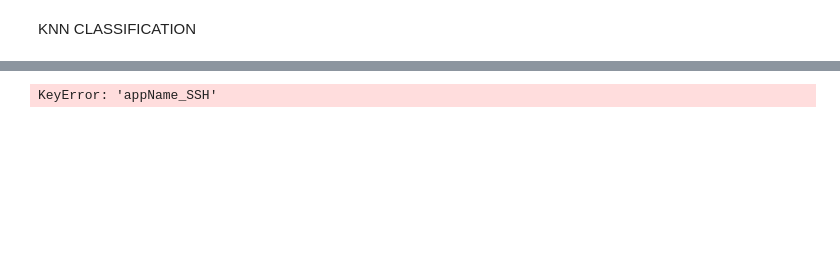
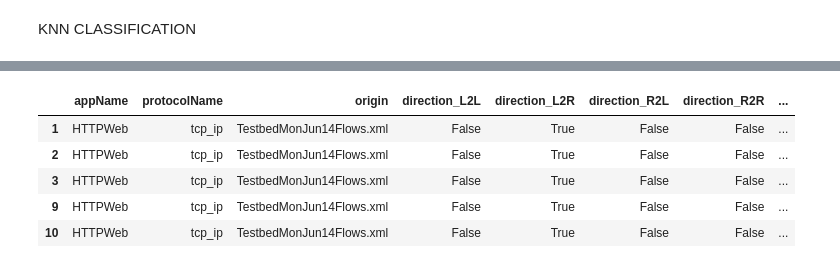
Before and after one commit to mauxnier/ia-di-projet, a Jupyter notebook: classification.ipynb, the cells around one changed output, grey strips where cells are left out. Saved outputs shown, nothing was run; the diff lists cells and outputs as text; code cells hidden in the pictures; blank space fills up the shorter version.

Commit message:
ajout classification + pickle

```diff
--- a/classification.ipynb
+++ b/classification.ipynb
@@ -21,0 +5,15 @@ index_name = "flow_data_enc"
+# %%
+import pandas as pd
+
+# Load the pickle file into a dataframe
+df = pd.read_pickle('data/all_flow_data.pkl')
+
+# Split the dataframe into two based on the "protocolName" column
+df_HTTPWeb = df[df['appName'] == 'HTTPWeb']
+df_SSH = df[df['appName'] == 'SSH']
+
+# # Print the shapes of the resulting dataframes
+print(f'Shape of HTTPWeb dataframe: {df_HTTPWeb.shape}')
+print(f'Shape of SSH dataframe: {df_SSH.shape}')
+
+# print(df.head())
@@ -24,53 +25,11 @@ Récupération des données depuis Elasticsearch
-# %%
-query = {
-    "bool": {
-        "should": [
-            {"term": {"appName_HTTPWeb": True}},
-            {"term": {"appName_SSH": True}},
-        ],
-        "minimum_should_match": 1,
-    }
-}
-
-result = es.search(
-    index=index_name,
-    query=query,
-    scroll="2m",
-    size=10000,
-)
-
-# Initialize empty DataFrames for HTTPWeb, SSH, and Errors
-df_httpweb = pd.DataFrame()
-df_ssh = pd.DataFrame()
-df_errors = pd.DataFrame()
-
-# Continue scrolling until no more results
-while len(result["hits"]["hits"]) > 0:
-    # Process the current batch of results and create the DataFrame
-    df = pd.DataFrame(hit["_source"] for hit in result["hits"]["hits"])
-
-    # Convert as boolean (if NaN, then False)
-    # df = df.fillna(False).astype(bool)
-
-    # Separate the results based on appName_HTTPWeb and appName_SSH values
-    httpweb_condition = df["appName_HTTPWeb"] == True
-    ssh_condition = df["appName_SSH"] == True
-
-    # Concatenate into respective DataFrames
-    df_httpweb = pd.concat([df_httpweb, df[httpweb_condition]])
-    df_ssh = pd.concat([df_ssh, df[ssh_condition]])
-    df_errors = pd.concat([df_errors, df[~(httpweb_condition | ssh_condition)]])
-
-    # Use the scroll ID to retrieve the next batch
-    result = es.scroll(scroll_id=result["_scroll_id"], scroll="2m")
-
-# pd.set_option("display.max_columns", None)
-# pd.set_option("display.max_rows", None)
-
-# Print the shapes of the resulting DataFrames
-print("HTTPWeb DataFrame shape:", df_httpweb.shape)
-print("SSH DataFrame shape:", df_ssh.shape)
-print("Errors DataFrame shape:", df_errors.shape)
-print(df_httpweb.head())
-# %% [output]
-KeyError: 'appName_SSH'
+# %%
+pd.set_option("display.max_columns", None)
+pd.set_option("display.max_rows", None)
+df_HTTPWeb.head()
+# %% [output]
+|  | appName | protocolName | origin | direction_L2L | direction_L2R | direction_R2L | direction_R2R | ... |
+| 1 | HTTPWeb | tcp_ip | TestbedMonJun14Flows.xml | False | True | False | False | ... |
+| 2 | HTTPWeb | tcp_ip | TestbedMonJun14Flows.xml | False | True | False | False | ... |
+| 3 | HTTPWeb | tcp_ip | TestbedMonJun14Flows.xml | False | True | False | False | ... |
+| 9 | HTTPWeb | tcp_ip | TestbedMonJun14Flows.xml | False | True | False | False | ... |
+| 10 | HTTPWeb | tcp_ip | TestbedMonJun14Flows.xml | False | True | False | False | ... |
```
Also changed, not shown: parts of 9 cells of this notebook, 5 other files.
